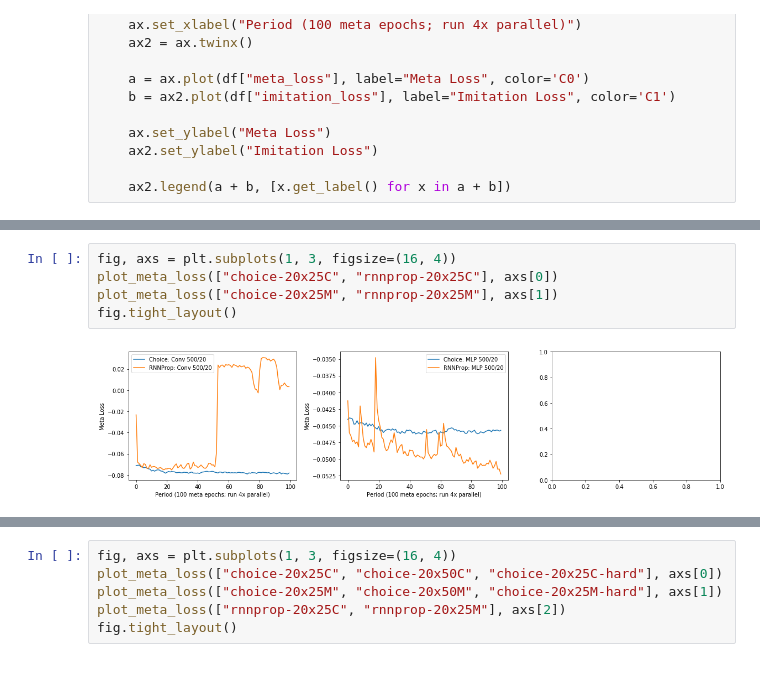
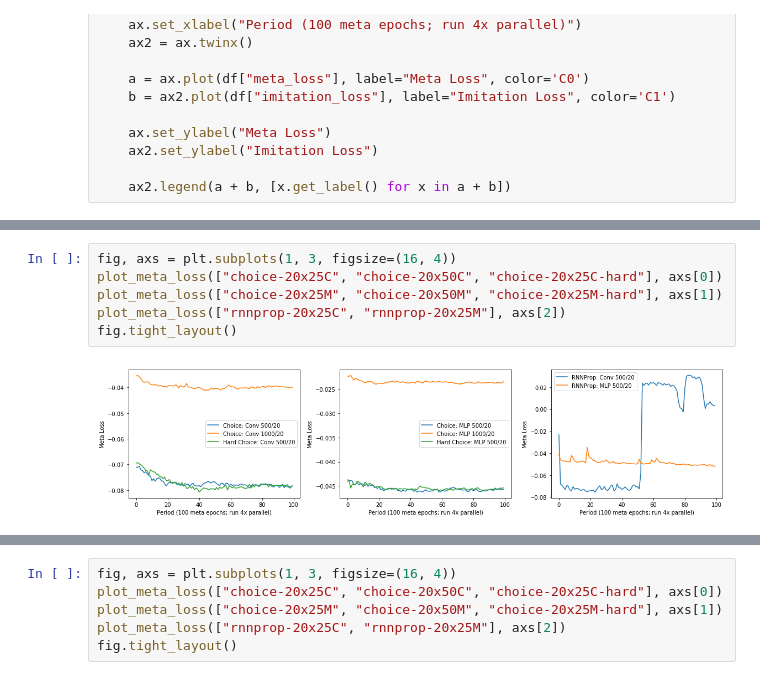
Before and after one commit to thetianshuhuang/l2o, a Jupyter notebook: training_analysis.ipynb, the cells around one changed output, grey strips where cells are left out. Saved outputs shown, nothing was run; the diff lists cells and outputs as text.

```diff
--- a/training_analysis.ipynb
+++ b/training_analysis.ipynb
@@ -30,7 +38,8 @@ def plot_training(test, ax):
 # %%
 fig, axs = plt.subplots(1, 3, figsize=(16, 4))
-plot_meta_loss(["choice-20x25C", "rnnprop-20x25C"], axs[0])
-plot_meta_loss(["choice-20x25M", "rnnprop-20x25M"], axs[1])
+plot_meta_loss(["choice-20x25C", "choice-20x50C", "choice-20x25C-hard"], axs[0])
+plot_meta_loss(["choice-20x25M", "choice-20x50M", "choice-20x25M-hard"], axs[1])
+plot_meta_loss(["rnnprop-20x25C", "rnnprop-20x25M"], axs[2])
 fig.tight_layout()
 # %% [output]
-[figure, old version]
+[figure, new version]
```
Also changed, not shown: parts of 2 cells of this notebook, 6 other files.
